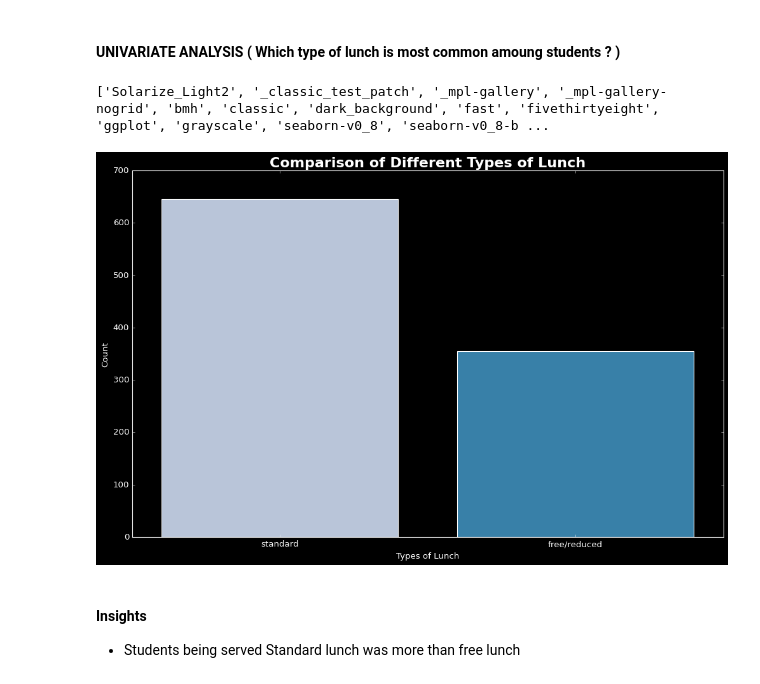
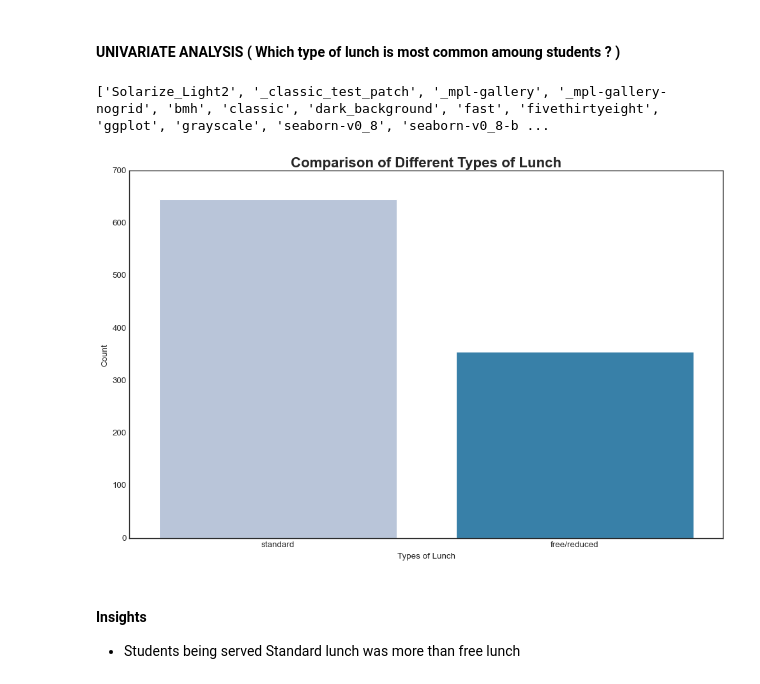
Before and after one commit to RajxPatil/ML-Project, a Jupyter notebook: Notebook/1-EDA-STUDENT-PERFORMANCE.ipynb, the cells around one changed output. Drawn from its saved outputs; the diff is of its cells as text; code cells hidden in the pictures.

```diff
--- a/Notebook/1-EDA-STUDENT-PERFORMANCE.ipynb
+++ b/Notebook/1-EDA-STUDENT-PERFORMANCE.ipynb
@@ -570,21 +570,21 @@ plt.show()
 # %%
 import matplotlib.pyplot as plt
 import seaborn as sns
 
 # List available styles
 print(plt.style.available)
 
 # Apply a valid style
 plt.rcParams['figure.figsize'] = (15, 9)
-plt.style.use('dark_background')  # Replace with a valid style name
+plt.style.use('seaborn-v0_8-white')  # Replace with a valid style name
 sns.countplot(x=df['lunch'], palette='PuBu')
 plt.title('Comparison of Different Types of Lunch', fontweight='bold', fontsize=20)
 plt.xlabel('Types of Lunch')
 plt.ylabel('Count')
 plt.show()
 # %% [output]
 ['Solarize_Light2', '_classic_test_patch', '_mpl-gallery', '_mpl-gallery-nogrid', 'bmh', 'classic', 'dark_background', 'fast', 'fivethirtyeight', 'ggplot', 'grayscale', 'seaborn-v0_8', 'seaborn-v0_8-b ...
-[figure, old version]
+[figure, new version]
 # %% [markdown]
 #### Insights
 - Students being served Standard lunch was more than free lunch
```
Also changed, not shown: parts of 4 cells of this notebook.
